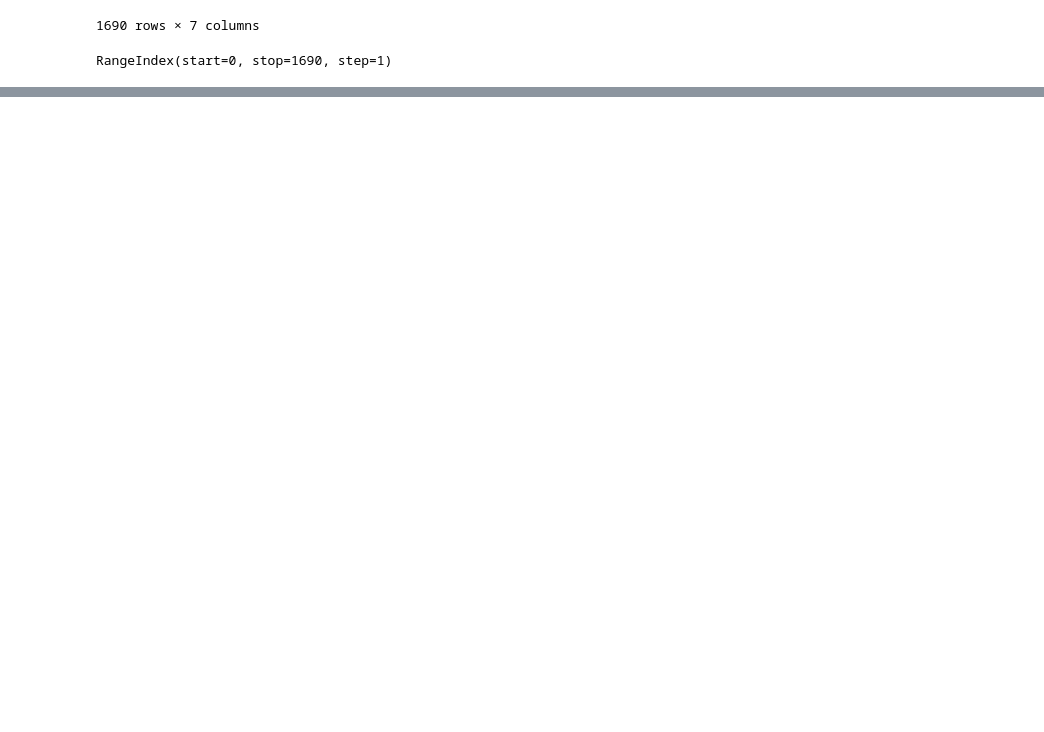
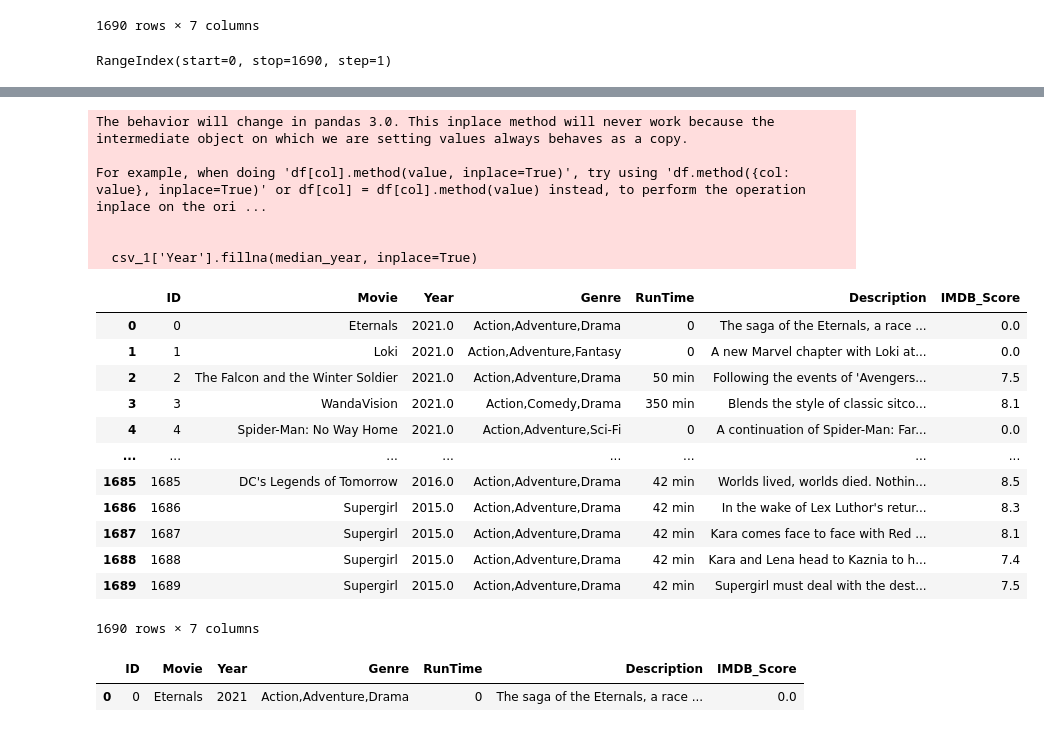
Before and after one commit to sandeep897663/jupter, a Jupyter notebook: pratice.ipynb, the cells around one changed output, grey strips where cells are left out. Cells and saved outputs as stored; diff of their text form; code cells hidden in the pictures; blank space fills up the shorter version.

```diff
--- a/pratice.ipynb
+++ b/pratice.ipynb
@@ -26,0 +136,34 @@ RangeIndex(start=0, stop=1690, step=1)
+# %%
+def extract_first_year(year):
+    import re
+    match = re.search(r'\d{4}', str(year))  # Find a 4-digit year
+    return int(match.group()) if match else None
+
+# Apply the function to clean the 'Year' column
+csv_1['Year'] = csv_1['Year'].apply(extract_first_year)
+
+# Now you can calculate the median
+median_year = csv_1['Year'].median()
+csv_1['Year'].fillna(median_year, inplace=True)
+
+csv_1
+# %% [output]
+The behavior will change in pandas 3.0. This inplace method will never work because the intermediate object on which we are setting values always behaves as a copy.
+
+For example, when doing 'df[col].method(value, inplace=True)', try using 'df.method({col: value}, inplace=True)' or df[col] = df[col].method(value) instead, to perform the operation inplace on the ori ...
+
+
+  csv_1['Year'].fillna(median_year, inplace=True)
+|  | ID | Movie | Year | Genre | RunTime | Description | IMDB_Score |
+| 0 | 0 | Eternals | 2021.0 | Action,Adventure,Drama | 0 | The saga of the Eternals, a race ... | 0.0 |
+| 1 | 1 | Loki | 2021.0 | Action,Adventure,Fantasy | 0 | A new Marvel chapter with Loki at... | 0.0 |
+| 2 | 2 | The Falcon and the Winter Soldier | 2021.0 | Action,Adventure,Drama | 50 min | Following the events of 'Avengers... | 7.5 |
+| 3 | 3 | WandaVision | 2021.0 | Action,Comedy,Drama | 350 min | Blends the style of classic sitco... | 8.1 |
+| 4 | 4 | Spider-Man: No Way Home | 2021.0 | Action,Adventure,Sci-Fi | 0 | A continuation of Spider-Man: Far... | 0.0 |
+| ... | ... | ... | ... | ... | ... | ... | ... |
+| 1685 | 1685 | DC's Legends of Tomorrow | 2016.0 | Action,Adventure,Drama | 42 min | Worlds lived, worlds died. Nothin... | 8.5 |
+| 1686 | 1686 | Supergirl | 2015.0 | Action,Adventure,Drama | 42 min | In the wake of Lex Luthor's retur... | 8.3 |
+| 1687 | 1687 | Supergirl | 2015.0 | Action,Adventure,Drama | 42 min | Kara comes face to face with Red ... | 8.1 |
+| 1688 | 1688 | Supergirl | 2015.0 | Action,Adventure,Drama | 42 min | Kara and Lena head to Kaznia to h... | 7.4 |
+| 1689 | 1689 | Supergirl | 2015.0 | Action,Adventure,Drama | 42 min | Supergirl must deal with the dest... | 7.5 |
+1690 rows × 7 columns
@@ -26,0 +172,5 @@ RangeIndex(start=0, stop=1690, step=1)
+# %%
+csv_1.head(1)
+# %% [output]
+|  | ID | Movie | Year | Genre | RunTime | Description | IMDB_Score |
+| 0 | 0 | Eternals | 2021 | Action,Adventure,Drama | 0 | The saga of the Eternals, a race ... | 0.0 |
```
Also changed, not shown: parts of 14 cells of this notebook, 3 other files.
